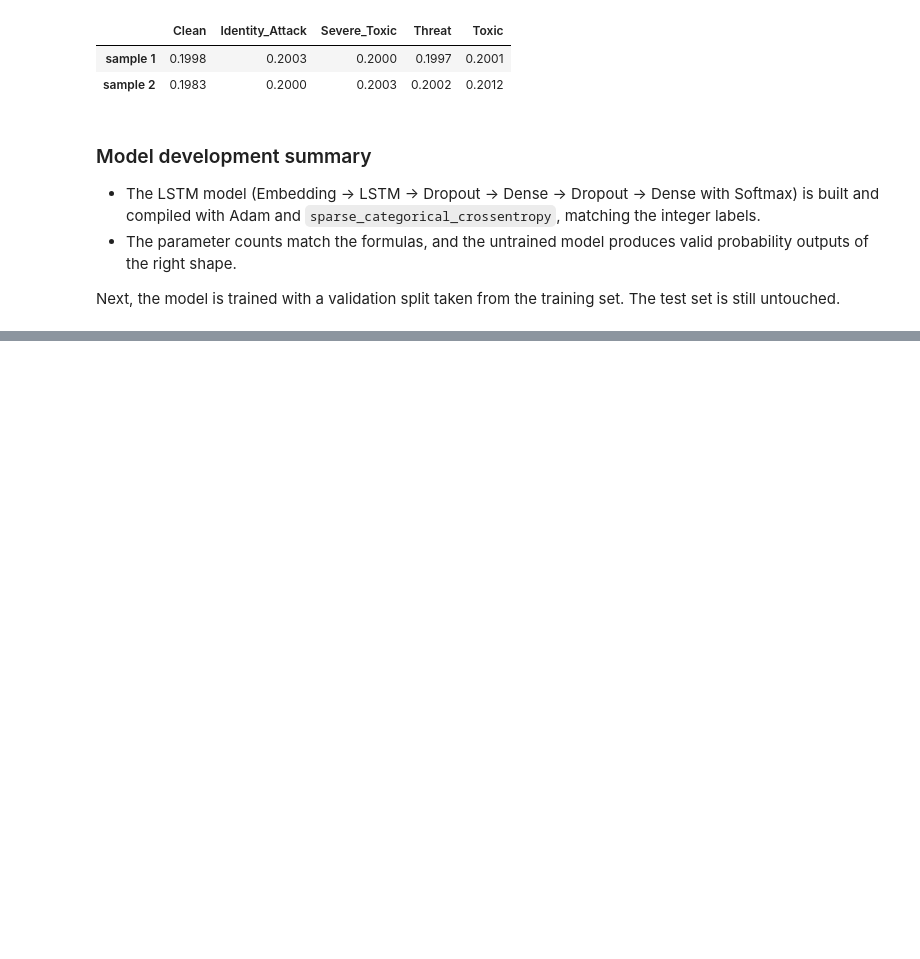
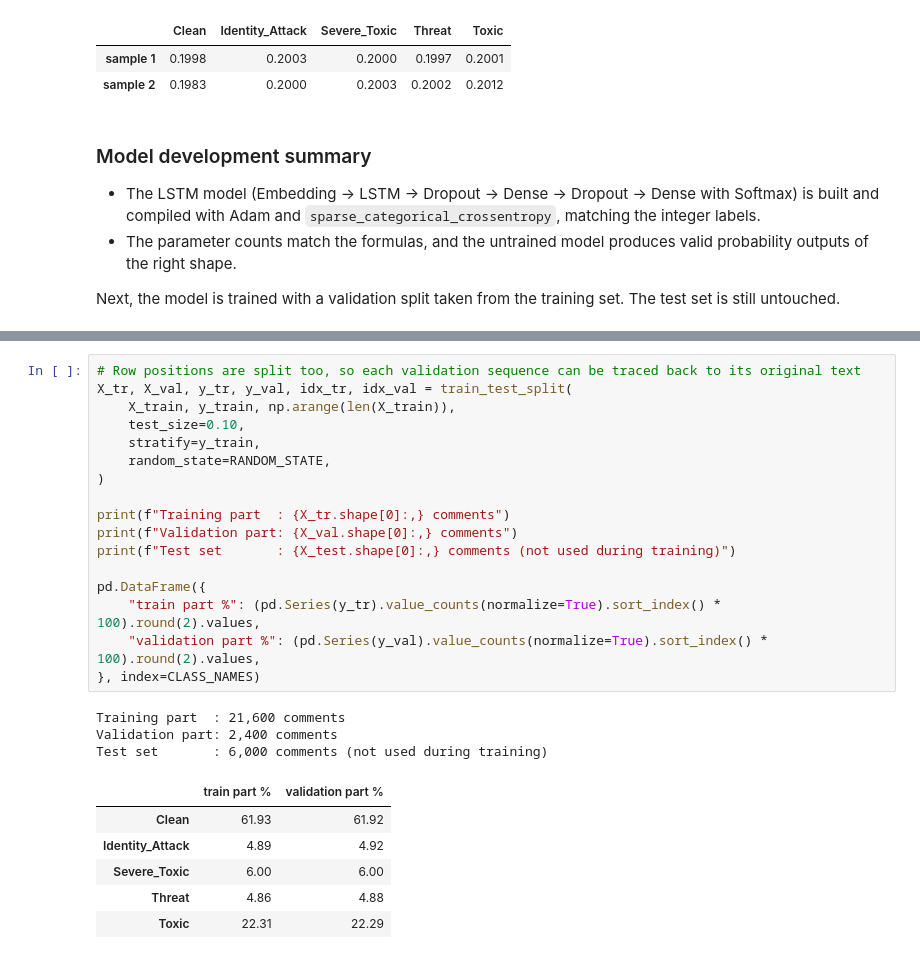
Before and after one commit to ah0890/toxic-comment-classification-dl, a Jupyter notebook: notebooks/toxic_comment_classification.ipynb, the cells around one changed output, grey strips where cells are left out. Drawn from its saved outputs; the diff is of its cells as text; blank space fills up the shorter version.

```diff
--- a/notebooks/toxic_comment_classification.ipynb
+++ b/notebooks/toxic_comment_classification.ipynb
@@ -1217,0 +1232,27 @@ still untouched.
+# %%
+# Row positions are split too, so each validation sequence can be traced back to its original text
+X_tr, X_val, y_tr, y_val, idx_tr, idx_val = train_test_split(
+    X_train, y_train, np.arange(len(X_train)),
+    test_size=0.10,
+    stratify=y_train,
+    random_state=RANDOM_STATE,
+)
+
+print(f"Training part  : {X_tr.shape[0]:,} comments")
+print(f"Validation part: {X_val.shape[0]:,} comments")
+print(f"Test set       : {X_test.shape[0]:,} comments (not used during training)")
+
+pd.DataFrame({
+    "train part %": (pd.Series(y_tr).value_counts(normalize=True).sort_index() * 100).round(2).values,
+    "validation part %": (pd.Series(y_val).value_counts(normalize=True).sort_index() * 100).round(2).values,
+}, index=CLASS_NAMES)
+# %% [output]
+Training part  : 21,600 comments
+Validation part: 2,400 comments
+Test set       : 6,000 comments (not used during training)
+|  | train part % | validation part % |
+| Clean | 61.93 | 61.92 |
+| Identity_Attack | 4.89 | 4.92 |
+| Severe_Toxic | 6.00 | 6.00 |
+| Threat | 4.86 | 4.88 |
+| Toxic | 22.31 | 22.29 |
```
Also changed, not shown: parts of 15 cells of this notebook, 2 other files.
